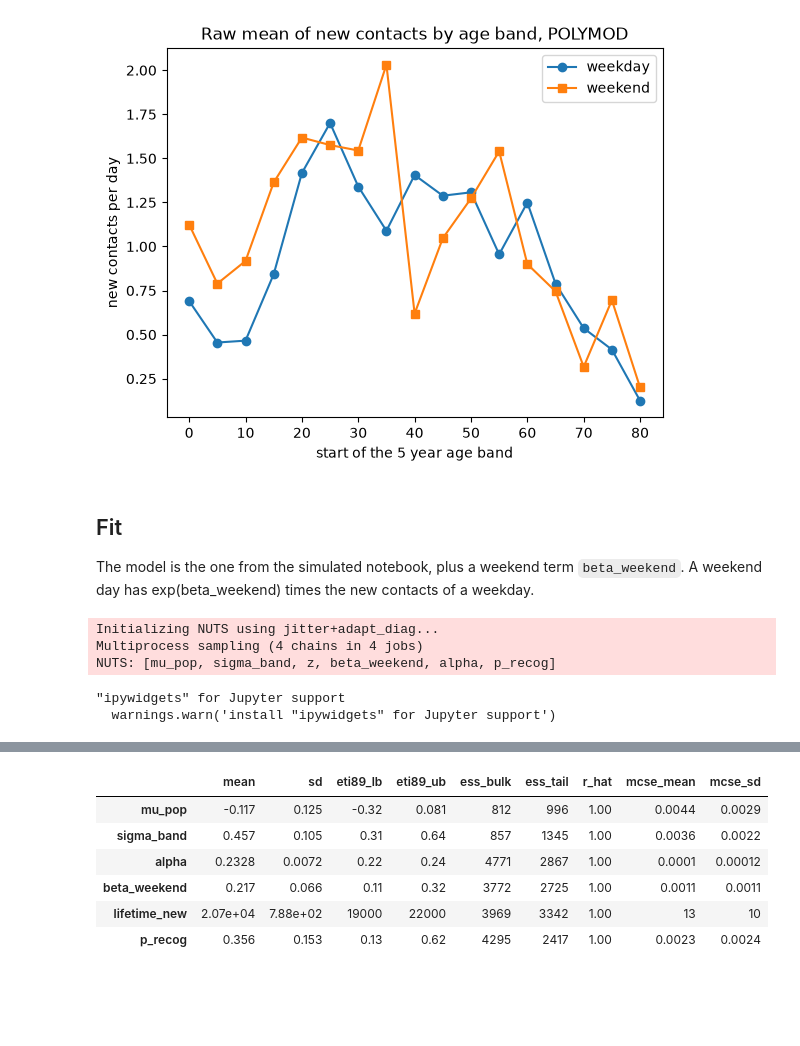
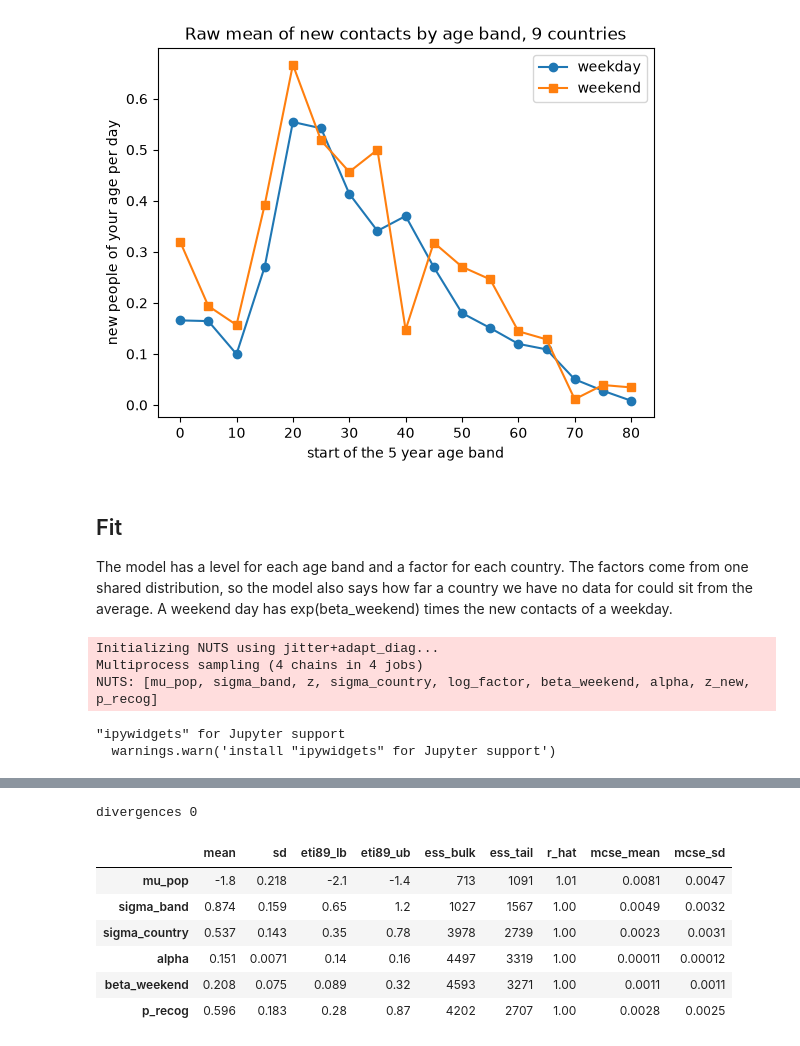
Before and after one commit to MedAmineGBerry/soulmates, a Jupyter notebook: notebooks/02_polymod.ipynb, the cells around one changed output, grey strips where cells are left out. Drawn from its saved outputs; the diff is of its cells as text; code cells hidden in the pictures; blank space fills up the shorter version.

```diff
--- a/notebooks/02_polymod.ipynb
+++ b/notebooks/02_polymod.ipynb
@@ -6,13 +17,16 @@ POLYMOD asked 7290 people in 8 European countries in 2005 and 2006 to write down
 import arviz as az
 import matplotlib.pyplot as plt
 import numpy as np
+import pandas as pd
 import pymc as pm
 
-from soulmates.model import age_band, build_model, p_find
-from soulmates.polymod import load_polymod
+from soulmates.france import load_diaries
+from soulmates.model import age_band, build_model, p_find, recog_prior
+from soulmates.wpp import POLYMOD_COUNTRIES, pool_size
 
-df = load_polymod("../data/raw")
-df.head()
+df = load_diaries("../data/raw")
+adults = df[df["age"].between(18, 60)]
+adults.groupby("country")["new_contacts"].agg(diaries="size", new_people_per_day="mean").round(2)
 # %% [output]
 no part_age: 65 of 7290 rows (0.9%)
 no dayofweek: 136 of 7290 rows (1.9%)
@@ -28,27 +47,31 @@ raw = df.groupby([age_band(df["age"]), "weekend"])["new_contacts"].mean().unstac
 fig, ax = plt.subplots()
 ax.plot(raw.index * 5, raw[False], "o-", label="weekday")
 ax.plot(raw.index * 5, raw[True], "s-", label="weekend")
-ax.set(xlabel="start of the 5 year age band", ylabel="new contacts per day", title="Raw mean of new contacts by age band, POLYMOD")
+ax.set(xlabel="start of the 5 year age band", ylabel="new people of your age per day",
+       title="Raw mean of new contacts by age band, 9 countries")
 ax.legend();
 # %% [output]
-[figure, old version]
+[figure, new version]
 # %% [markdown]
 ## Fit
 
-The model is the one from the simulated notebook, plus a weekend term `beta_weekend`. A weekend day has exp(beta_weekend) times the new contacts of a weekday.
+The model has a level for each age band and a factor for each country. The factors come from one shared
+distribution, so the model also says how far a country we have no data for could sit from the average.
+A weekend day has exp(beta_weekend) times the new contacts of a weekday.
 # %%
-# The speaker's guess: "I am 90% sure that p_recog lies between 0.1 and 0.6"
-RECOG_BOUNDS = (0.1, 0.6)
+# The speaker's guess: "I am 90% sure that p_recog lies between 0.3 and 0.9"
+RECOG_BOUNDS = (0.3, 0.9)
 RECOG_MASS = 0.9
 
 model = build_model(df, recog_bounds=RECOG_BOUNDS, recog_mass=RECOG_MASS)
 with model:
     idata = pm.sample(random_seed=2)
-az.summary(idata, var_names=["mu_pop", "sigma_band", "alpha", "beta_weekend", "lifetime_new", "p_recog"])
+print("divergences", int(idata.sample_stats["diverging"].sum()))
+az.summary(idata, var_names=["mu_pop", "sigma_band", "sigma_country", "alpha", "beta_weekend", "p_recog"])
 # %% [output]
 Initializing NUTS using jitter+adapt_diag...
 Multiprocess sampling (4 chains in 4 jobs)
-NUTS: [mu_pop, sigma_band, z, beta_weekend, alpha, p_recog]
+NUTS: [mu_pop, sigma_band, z, sigma_country, log_factor, beta_weekend, alpha, z_new, p_recog]
 "ipywidgets" for Jupyter support
   warnings.warn('install "ipywidgets" for Jupyter support')
 [interactive output not drawn]
@@ -56,10 +79,11 @@ Sampling 4 chains for 1_000 tune and 1_000 draw iterations (4_000 + 4_000 draws
+divergences 0
 |  | mean | sd | eti89_lb | eti89_ub | ess_bulk | ess_tail | r_hat | mcse_mean | mcse_sd |
-| mu_pop | -0.117 | 0.125 | -0.32 | 0.081 | 812 | 996 | 1.00 | 0.0044 | 0.0029 |
-| sigma_band | 0.457 | 0.105 | 0.31 | 0.64 | 857 | 1345 | 1.00 | 0.0036 | 0.0022 |
-| alpha | 0.2328 | 0.0072 | 0.22 | 0.24 | 4771 | 2867 | 1.00 | 0.0001 | 0.00012 |
-| beta_weekend | 0.217 | 0.066 | 0.11 | 0.32 | 3772 | 2725 | 1.00 | 0.0011 | 0.0011 |
-| lifetime_new | 2.07e+04 | 7.88e+02 | 19000 | 22000 | 3969 | 3342 | 1.00 | 13 | 10 |
-| p_recog | 0.356 | 0.153 | 0.13 | 0.62 | 4295 | 2417 | 1.00 | 0.0023 | 0.0024 |
+| mu_pop | -1.8 | 0.218 | -2.1 | -1.4 | 713 | 1091 | 1.01 | 0.0081 | 0.0047 |
+| sigma_band | 0.874 | 0.159 | 0.65 | 1.2 | 1027 | 1567 | 1.00 | 0.0049 | 0.0032 |
+| sigma_country | 0.537 | 0.143 | 0.35 | 0.78 | 3978 | 2739 | 1.00 | 0.0023 | 0.0031 |
+| alpha | 0.151 | 0.0071 | 0.14 | 0.16 | 4497 | 3319 | 1.00 | 0.00011 | 0.00012 |
+| beta_weekend | 0.208 | 0.075 | 0.089 | 0.32 | 4593 | 3271 | 1.00 | 0.0011 | 0.0011 |
+| p_recog | 0.596 | 0.183 | 0.28 | 0.87 | 4202 | 2707 | 1.00 | 0.0028 | 0.0025 |
 # %%
 hdi = az.hdi(idata, var_names=["band_mean"], prob=0.94)["band_mean"].values
 mean = idata.posterior["band_mean"].mean(("chain", "draw")).values
```
Also changed, not shown: parts of 17 cells of this notebook, 20 other files.
